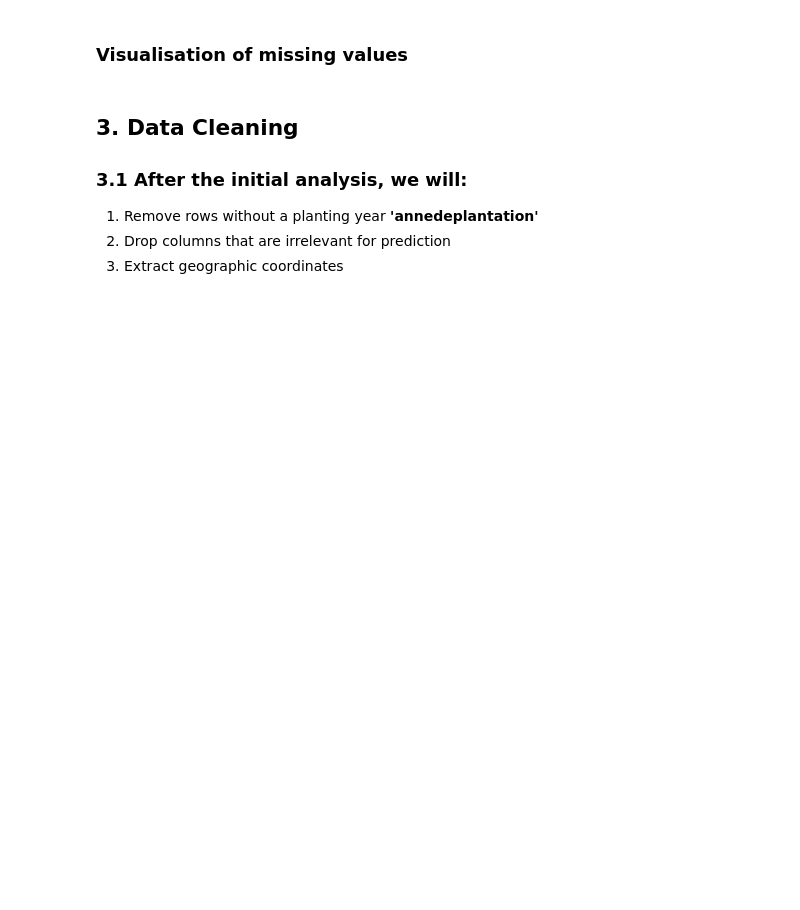
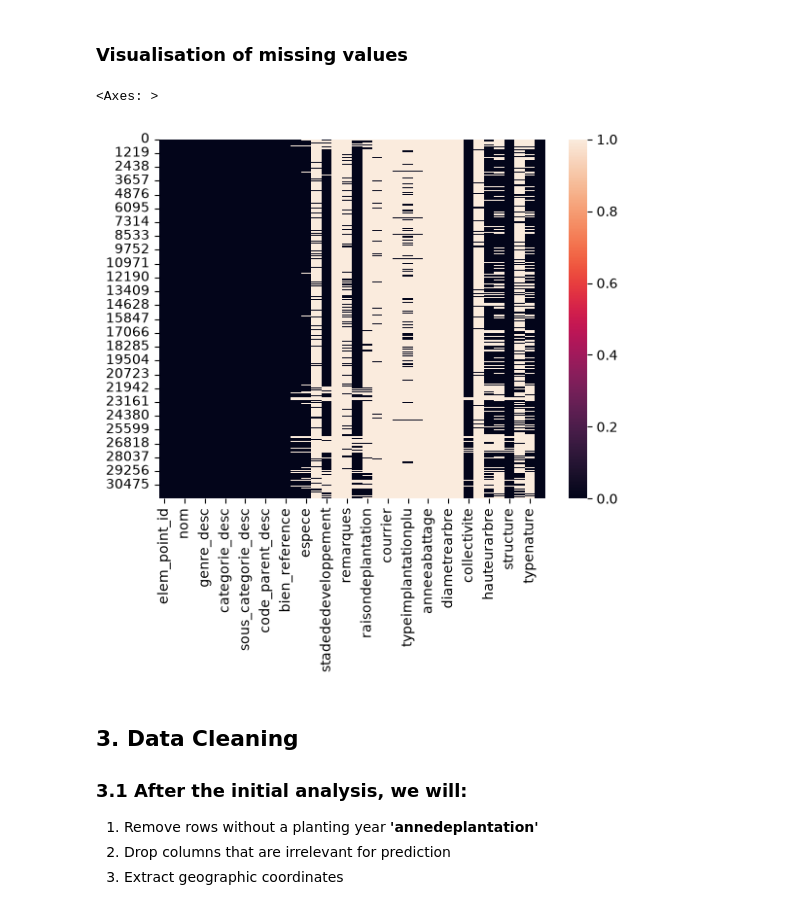
Before and after one commit to srcccninta/ML1, a Jupyter notebook: Notebooks/ML10_Data_cleaning_Eng.ipynb, the cells around one changed output. Saved outputs shown, nothing was run; the diff lists cells and outputs as text; code cells hidden in the pictures; blank space fills up the shorter version.

```diff
--- a/Notebooks/ML10_Data_cleaning_Eng.ipynb
+++ b/Notebooks/ML10_Data_cleaning_Eng.ipynb
@@ -26,7 +26,7 @@ import seaborn as sns
 import matplotlib.pyplot as plt
 # %%
 # Loading the Data
-df = pd.read_csv('data/arbres_grenoble_epsg4326.csv', sep=',', encoding='utf-8')
+df = pd.read_csv('/home/sami.chircop@Digital-Grenoble.local/Documents/ML1/data/arbres_grenoble_epsg4326.csv', sep=',', encoding='utf-8')
 
 # Display the first few rows
 print('Data preview:')
@@ -77,6 +114,10 @@ Before starting the cleaning process, it's crucial to understand our data:
 ### Visualisation of missing values
 # %%
 # Creation of a heatmap to visualize missing values
+sns.heatmap(df.isna())
+# %% [output]
+<Axes: >
+[figure, added]
 # %% [markdown]
 ## 3. Data Cleaning
 
```
Also changed, not shown: parts of 11 cells of this notebook, 3 other files.
